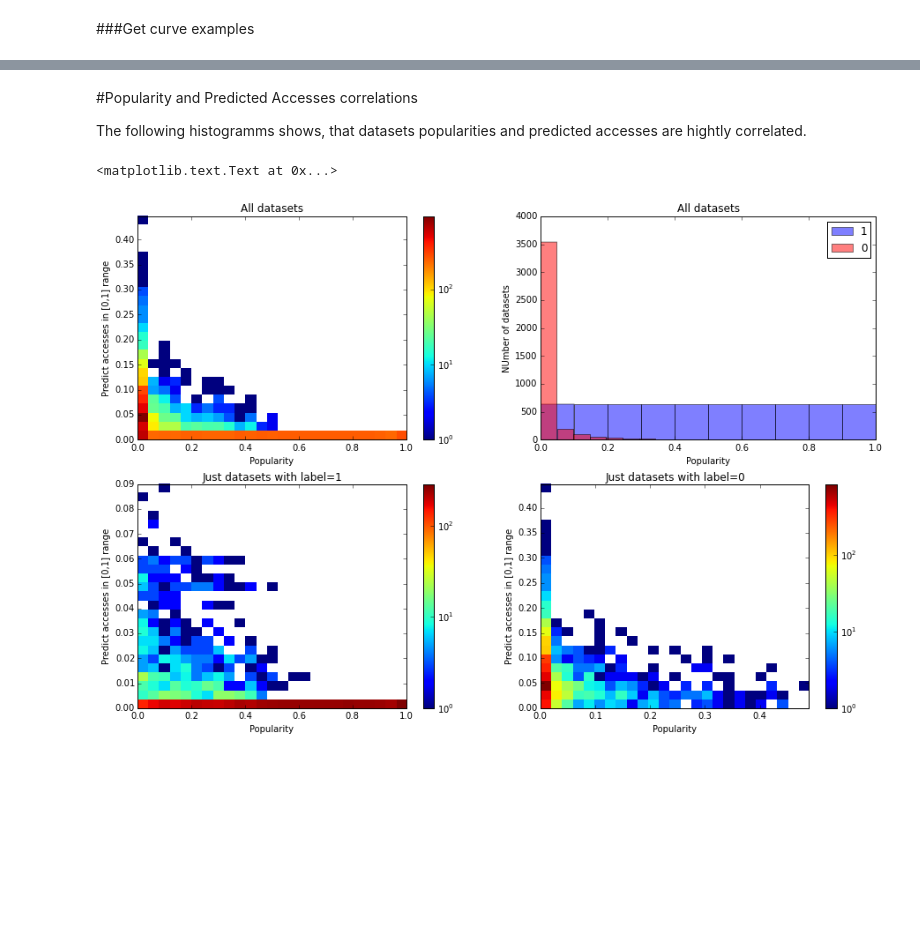
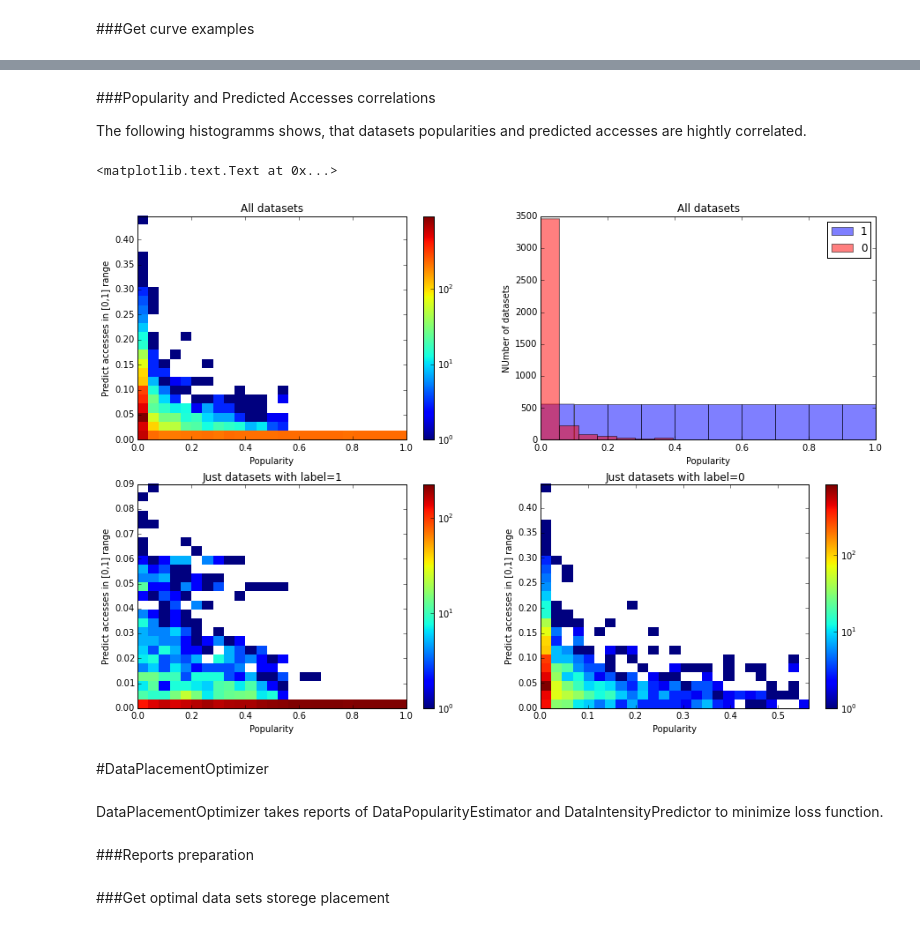
Before and after one commit to yandexdataschool/DataPopularity, a Jupyter notebook: howto/howto_01_DataPopularity.ipynb, the cells around one changed output, grey strips where cells are left out. Drawn from its saved outputs; the diff is of its cells as text; code cells hidden in the pictures; blank space fills up the shorter version.

```diff
--- a/howto/howto_01_DataPopularity.ipynb
+++ b/howto/howto_01_DataPopularity.ipynb
@@ -12,6 +12,7 @@ import matplotlib.pyplot as plt
 
 data_path = 'Data/popularity-728days.xls'
 data = pd.read_excel(data_path)
+data = data[data['Storage']=='Disk']
 
 data.irow(range(0,2))
 # %% [output]
@@ -97,9 +98,9 @@ Last points of the smoothed time series are used as predict values.
 # %% [markdown]
 ###Get prediction
 # %%
-from DataPopularity import DataAccessPredictor
+from DataPopularity import DataIntensityPredictor
 
-predictor = DataAccessPredictor(data=data, nb_of_weeks=104)
+predictor = DataIntensityPredictor(data=data, nb_of_weeks=104)
 # %%
 %%time
 prediction = predictor.predict(zero_one_scale=True)
@@ -150,11 +138,11 @@ array([  3.56352356e-60,   6.36175428e-48,   4.67607315e-37,
 # %% [markdown]
-#Popularity and Predicted Accesses correlations
+###Popularity and Predicted Accesses correlations
 
 The following histogramms shows, that datasets popularities and predicted accesses are hightly correlated.
 # %%
 from matplotlib.colors import LogNorm
 label = estimator.train_report.sort(columns='Name')['Label'].values
-pred = prediction.sort(columns='Name')['Access'].values
+pred = prediction.sort(columns='Name')['Intensity'].values
 pop = popularity.sort(columns='Name')['Popularity'].values
 #pop = estimator.train_report.sort(columns='Name')['Probability']
 
@@ -162,31 +150,37 @@ plt.figure(figsize=(15,10))
 plt.subplot(221)
 plt.hist2d(pop, pred, norm=LogNorm(), bins=25)
 plt.colorbar()
 plt.xlabel('Popularity')
 plt.ylabel('Predict accesses in [0,1] range')
 plt.title('All datasets')
 
 plt.subplot(222)
 plt.hist(pop[label==1], color='b', alpha=0.5, label='1')
 plt.hist(pop[label==0], color='r', alpha=0.5, label='0')
 plt.legend(loc='best')
 plt.xlabel('Popularity')
 plt.ylabel('NUmber of datasets')
 plt.title('All datasets')
 
 plt.subplot(223)
 plt.hist2d(pop[label==1], pred[label==1], norm=LogNorm(), bins=25)
 plt.colorbar()
 plt.xlabel('Popularity')
 plt.ylabel('Predict accesses in [0,1] range')
 plt.title('Just datasets with label=1')
 
 plt.subplot(224)
 plt.hist2d(pop[label==0], pred[label==0], norm=LogNorm(), bins=25)
 plt.colorbar()
 plt.xlabel('Popularity')
 plt.ylabel('Predict accesses in [0,1] range')
 plt.title('Just datasets with label=0')
 # %% [output]
 <matplotlib.text.Text at 0x...>
-[figure, old version]
+[figure, new version]
+# %% [markdown]
+#DataPlacementOptimizer
+# %% [markdown]
+DataPlacementOptimizer takes reports of DataPopularityEstimator and DataIntensityPredictor to minimize loss function.
+# %% [markdown]
+###Reports preparation
@@ -192,0 +194,2 @@ plt.title('Just datasets with label=0')
+# %% [markdown]
+###Get optimal data sets storege placement
```
Also changed, not shown: parts of 21 cells of this notebook, 5 other files.
